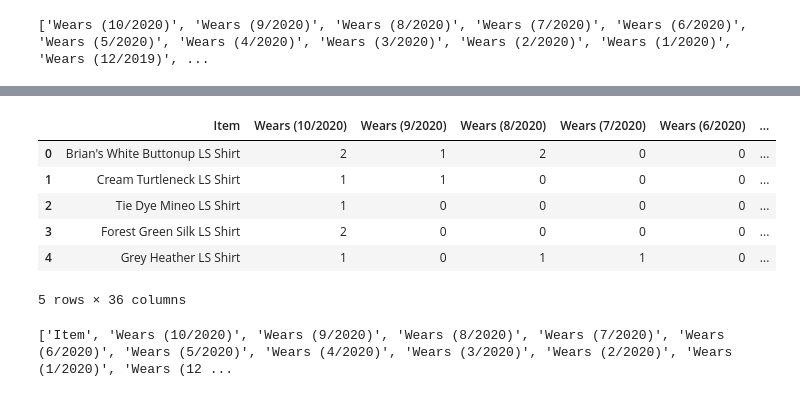
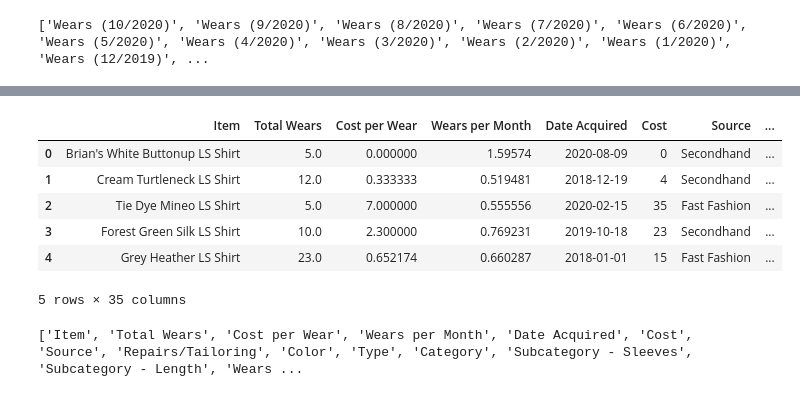
Before and after one commit to rebekahcallkacz/wardrobe-data-analysis, a Jupyter notebook: initial_data_and_process.ipynb, the cells around one changed output, grey strips where cells are left out. Drawn from its saved outputs; the diff is of its cells as text; code cells hidden in the pictures.

```diff
--- a/initial_data_and_process.ipynb
+++ b/initial_data_and_process.ipynb
@@ -153,10 +153,12 @@ wardrobe_df = wardrobe_df.rename(columns={'Wardrobe Tracking - Start Date 12/9/2
 # Drop empty rows
 wardrobe_df = wardrobe_df[wardrobe_df['Item'] != '']
 
-# Replace STORAGE notes and empty cells with 0
-wardrobe_df = wardrobe_df.replace('STORAGE', 0)
-wardrobe_df = wardrobe_df.replace('STORAGE ', 0)
-wardrobe_df = wardrobe_df.replace('', 0)
+# Replace STORAGE notes with NaN
+wardrobe_df = wardrobe_df.replace('STORAGE', np.nan)
+wardrobe_df = wardrobe_df.replace('STORAGE ', np.nan)
+
+# Clarify source of items that are not noted
+wardrobe_df['Source'] = wardrobe_df['Source'].replace('', 'Fast Fashion')
 
 # Remove unnecessary columns
 # Note: I removed November wears since that month is not complete
@@ -189,7 +191,7 @@ wardrobe_df.to_csv('wardrobedatainitial.csv', index=False)
 ## Analyze data for total wears, cost per wear and wears per month
 # %%
 # Read in CSV
-wardrobe_df = pd.read_csv('wardrobedatainitial.csv')
+wardrobe_df = pd.read_csv('Resources/wardrobedatainitial.csv')
 wardrobe_df.head()
 # %% [output]
 |  | Item | Wears (10/2020) | Wears (9/2020) | Wears (8/2020) | Wears (7/2020) | Wears (6/2020) | ... |
@@ -201,0 +204,10 @@ wardrobe_df.head()
+# %%
+# Remove trailing whitespaces
+columns = wardrobe_df.columns
+for col in wardrobe_df.columns:
+    if wardrobe_df[col].dtype == 'object':
+        wardrobe_df[col] = wardrobe_df[col].str.rstrip()
+    if wardrobe_df[col].dtype == 'int64' or wardrobe_df[col].dtype == 'float64':
+        wardrobe_df[col] = wardrobe_df[col].replace(np.nan, 0)
+
+wardrobe_df.head()
@@ -225,5 +245,10 @@ wardrobe_df.head()
 # %%
 # Calculate cost per wear
-wardrobe_df['Cost per Wear'] = (wardrobe_df['Cost'] + wardrobe_df['Repairs/Tailoring'])/wardrobe_df['Total Wears']
+wardrobe_df['Repairs/Tailoring'] = wardrobe_df['Repairs/Tailoring'].replace(np.nan, 0)
+wardrobe_df['Cost per Wear'] = 0
+for index, row in wardrobe_df.iterrows():
+    if row['Total Wears'] > 0:
+        wardrobe_df.loc[index, 'Cost per Wear'] = (row['Cost'] + row['Repairs/Tailoring'])/row['Total Wears']
+
 wardrobe_df.head()
 # %% [output]
@@ -237,27 +262,27 @@ wardrobe_df.head()
 # %%
 # Calculate wears per month
 wardrobe_df['Date Acquired'] = pd.to_datetime(wardrobe_df['Date Acquired'])
 wardrobe_df['Wears per Month'] = ''
 for index, row in wardrobe_df.iterrows():
     delta = dt.datetime.today() - row['Date Acquired']
     months = delta.days/30
-    wardrobe_df.loc[index, 'Wears per Month'] = wardrobe_df.loc[index, 'Total Wears']/months
+    wardrobe_df.loc[index, 'Wears per Month'] = row['Total Wears']/months
 
 wardrobe_df.head()
 # %% [output]
-|  | Item | Wears (10/2020) | Wears (9/2020) | Wears (8/2020) | Wears (7/2020) | Wears (6/2020) | ... |
-| 0 | Brian's White Buttonup LS Shirt | 2 | 1 | 2 | 0 | 0 | ... |
-| 1 | Cream Turtleneck LS Shirt | 1 | 1 | 0 | 0 | 0 | ... |
-| 2 | Tie Dye Mineo LS Shirt | 1 | 0 | 0 | 0 | 0 | ... |
-| 3 | Forest Green Silk LS Shirt | 2 | 0 | 0 | 0 | 0 | ... |
-| 4 | Grey Heather LS Shirt | 1 | 0 | 1 | 1 | 0 | ... |
+|  | Item | Total Wears | Cost per Wear | Wears per Month | Date Acquired | Cost | Source | ... |
+| 0 | Brian's White Buttonup LS Shirt | 5.0 | 0.000000 | 1.59574 | 2020-08-09 | 0 | Secondhand | ... |
+| 1 | Cream Turtleneck LS Shirt | 12.0 | 0.333333 | 0.519481 | 2018-12-19 | 4 | Secondhand | ... |
+| 2 | Tie Dye Mineo LS Shirt | 5.0 | 7.000000 | 0.555556 | 2020-02-15 | 35 | Fast Fashion | ... |
+| 3 | Forest Green Silk LS Shirt | 10.0 | 2.300000 | 0.769231 | 2019-10-18 | 23 | Secondhand | ... |
+| 4 | Grey Heather LS Shirt | 23.0 | 0.652174 | 0.660287 | 2018-01-01 | 15 | Fast Fashion | ... |
-5 rows × 36 columns
+5 rows × 35 columns
 # %%
 # Print list of column names
 column_names_final = list(wardrobe_df.columns)
 print(column_names_final)
 # %% [output]
-['Item', 'Wears (10/2020)', 'Wears (9/2020)', 'Wears (8/2020)', 'Wears (7/2020)', 'Wears (6/2020)', 'Wears (5/2020)', 'Wears (4/2020)', 'Wears (3/2020)', 'Wears (2/2020)', 'Wears (1/2020)', 'Wears (12 ...
+['Item', 'Total Wears', 'Cost per Wear', 'Wears per Month', 'Date Acquired', 'Cost', 'Source', 'Repairs/Tailoring', 'Color', 'Type', 'Category', 'Subcategory - Sleeves', 'Subcategory - Length', 'Wears ...
 # %%
 # Rearrange columns
 wardrobe_df = wardrobe_df[['Item',
```
Also changed, not shown: parts of 13 cells of this notebook, 5 other files.
